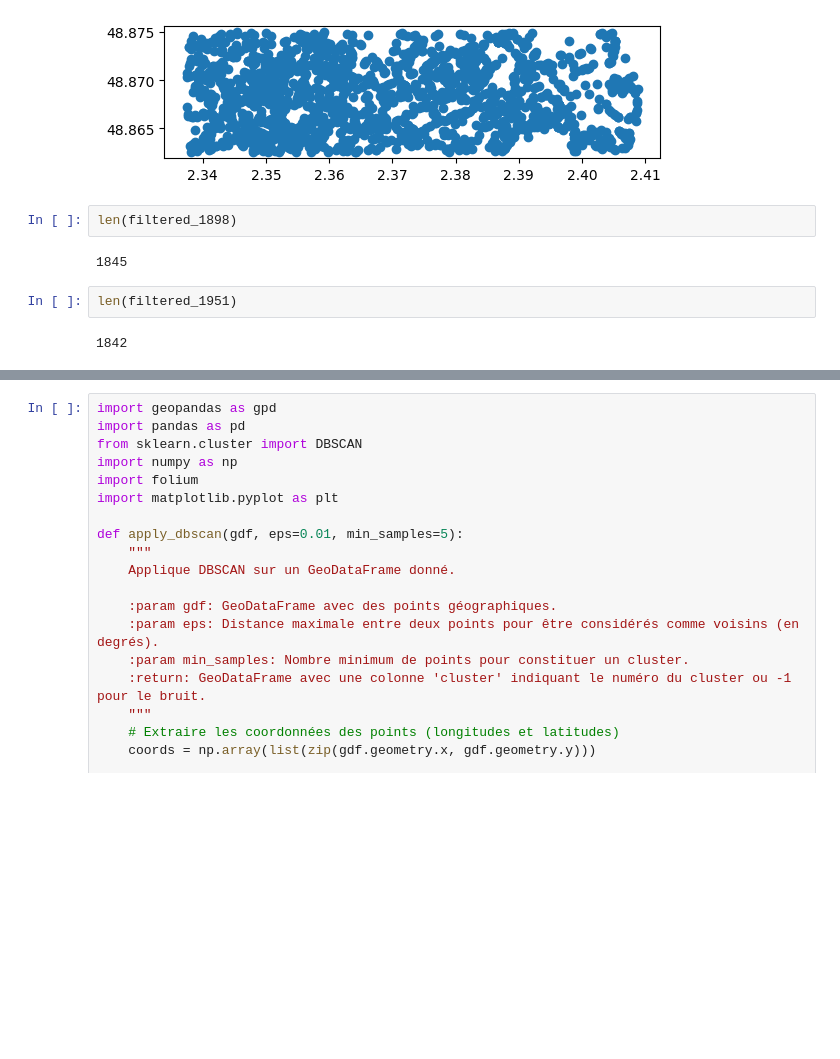
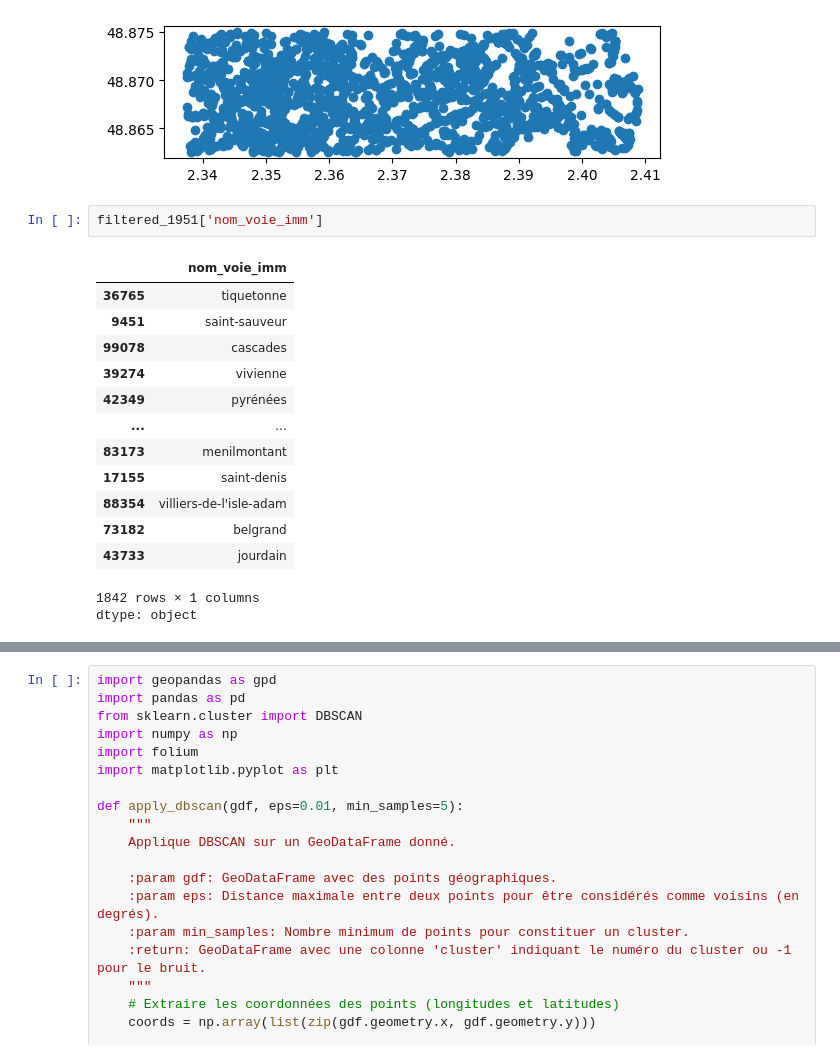
Before and after one commit to cvbrandoe/coursHNS, a Jupyter notebook: notebooks/ENC_HNS_2025_AdressesProp_AnaSpat.ipynb, the cells around one changed output, grey strips where cells are left out. Cells and saved outputs as stored; diff of their text form; blank space fills up the shorter version.

```diff
--- a/notebooks/ENC_HNS_2025_AdressesProp_AnaSpat.ipynb
+++ b/notebooks/ENC_HNS_2025_AdressesProp_AnaSpat.ipynb
@@ -487,14 +593,23 @@ filtered_1951.plot()
 <Axes: >
 [figure]
 [figure]
-# %%
-len(filtered_1898)
-# %% [output]
-1845
-# %%
-len(filtered_1951)
-# %% [output]
-1842
+# %%
+filtered_1951['nom_voie_imm']
+# %% [output]
+|  | nom_voie_imm |
+| 36765 | tiquetonne |
+| 9451 | saint-sauveur |
+| 99078 | cascades |
+| 39274 | vivienne |
+| 42349 | pyrénées |
+| ... | ... |
+| 83173 | menilmontant |
+| 17155 | saint-denis |
+| 88354 | villiers-de-l'isle-adam |
+| 73182 | belgrand |
+| 43733 | jourdain |
+1842 rows × 1 columns
+dtype: object
 # %%
 import folium
 from folium import LayerControl
```
Also changed, not shown: parts of 22 cells of this notebook.
